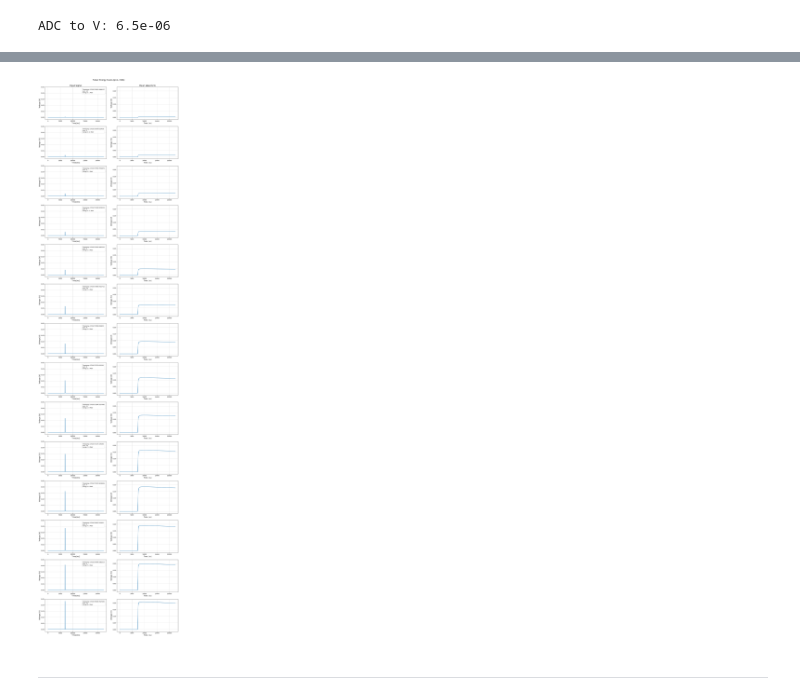
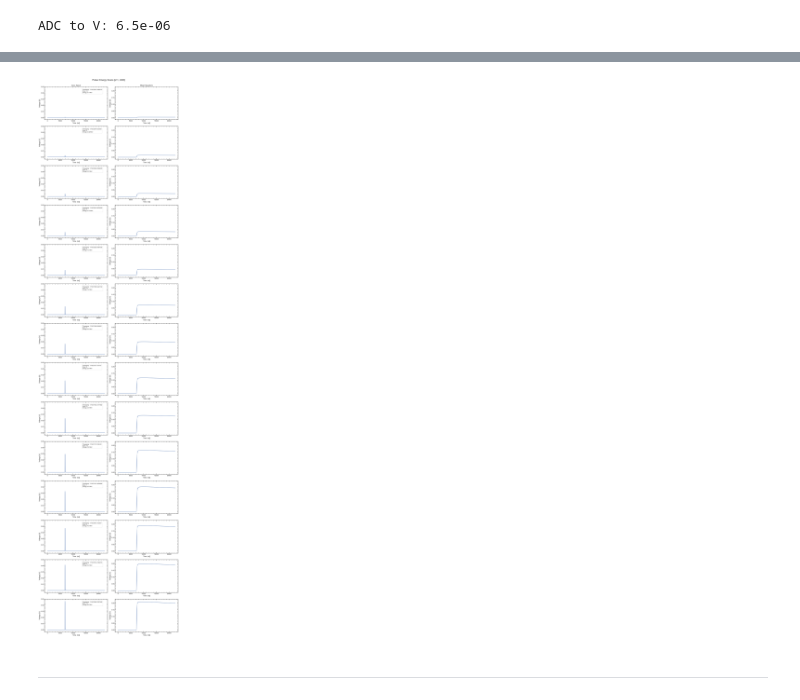
Before and after one commit to GaudioRf/JFETModel, a Jupyter notebook: plots_energy_scans.ipynb, the cells around one changed output, grey strips where cells are left out. Drawn from its saved outputs; the diff is of its cells as text; code cells hidden in the pictures.

```diff
--- a/plots_energy_scans.ipynb
+++ b/plots_energy_scans.ipynb
@@ -3,6 +3,8 @@ import json
 import numpy as np
 import matplotlib.pyplot as plt
 import matplotlib.cm as cm
+import matplotlib as mpl
+import seaborn as sns
 import pandas as pd
 import pickle
 
@@ -21,13 +23,21 @@ from signals import *
 from tqdm.notebook import tqdm
 
 plt.rcParams.update({
-    'font.size': 12,          # Default text size
-    'axes.titlesize': 14,     # Title size
-    'axes.labelsize': 12,     # Axis label size
-    'xtick.labelsize': 10,    # X-tick label size
-    'ytick.labelsize': 10,    # Y-tick label size
-    'legend.fontsize': 11     # Legend size
+    'font.size': 14,          # Default text size
+    'axes.titlesize': 16,     # Title size
+    'axes.labelsize': 14,     # Axis label size
+    'xtick.labelsize': 12,    # X-tick label size
+    'ytick.labelsize': 12,    # Y-tick label size
+    'legend.fontsize': 13     # Legend size
 })
+
+title_size = 16
+
+sns.set_theme(style = 'white')
+mpl.rc('xtick.minor', visible = True)
+mpl.rc('ytick.minor', visible = True)
+mpl.rc('xtick', direction='in', top=True, bottom = True)
+mpl.rc('ytick', direction='in', right=True, left = True)
 # %%
 T_operating = 89
 
@@ -336,37 +326,36 @@ def plot_signal_and_waveform(df, scan_number, display_scan=False):
 num_rows = len(scaled_df)
 energies = np.array([0.1,0.32,0.5,0.71,1.0,1.6,2,2.5,3,3.6,4,4.5,5,6])
 
 
 fig, axs = plt.subplots(num_rows, 2, figsize=(14, 4 * num_rows))
-fig.suptitle('Pulser Energy Scans [p11, r006]', fontsize=14)
+fig.suptitle('Pulser Energy Scans [p11, r006]', fontsize=title_size)
 plt.subplots_adjust(top=0.98)
 
 for i,j in enumerate(energies):
 
     if i == 0:
         axs[i, 0].set_title(f'Input Signal')
 
     axs[i, 0].plot(scaled_df.iloc[i]['time_signal'], scaled_df.iloc[i]['signal'])
     axs[i, 0].set_xlabel('Time [ns]')
     axs[i, 0].set_ylabel('Voltage [V]')
     axs[i, 0].set_ylim([-0.0035, 0.05])
-    axs[i, 0].grid(alpha=0.5)
     axs[i, 0].text(13800, 0.04, f'Timestamp: {scaled_df.iloc[i]["time_stamp_signal"]}\nScan: {scaled_df.iloc[i]["scan"]+1}\nEnergy: {j} MeV',
         fontsize=9,
         bbox=dict(facecolor="white", edgecolor="lightgray", boxstyle="round,pad=0.5", alpha=0.8))
 
 
     if i == 0:
         axs[i, 1].set_title(f'Mean Waveform')
     axs[i, 1].plot(scaled_df.iloc[i]['time_waveform'], scaled_df.iloc[i]['waveform'])
     axs[i, 1].set_xlabel('Time [ns]')
     axs[i, 1].set_ylabel('Voltage [V]')
     axs[i, 1].set_ylim([-0.015, 0.23])
-    axs[i, 1].grid(alpha=0.5)
+
 
 plt.tight_layout(rect=[0, 0, 1, 0.98])
 # %% [output]
-[figure, old version]
+[figure, new version]
 # %% [markdown]
 --------
 # %%
```
Also changed, not shown: parts of 14 cells of this notebook, 13 other files.
